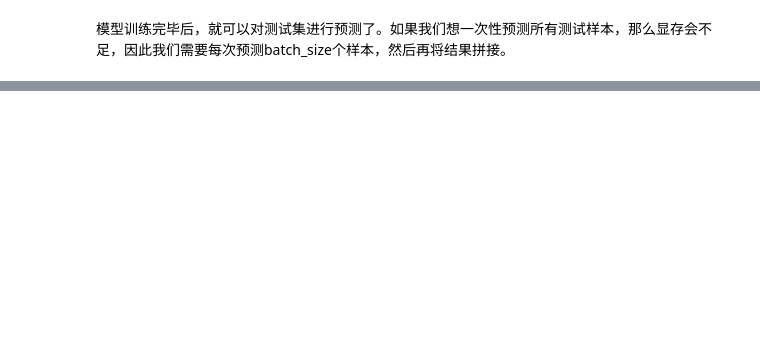
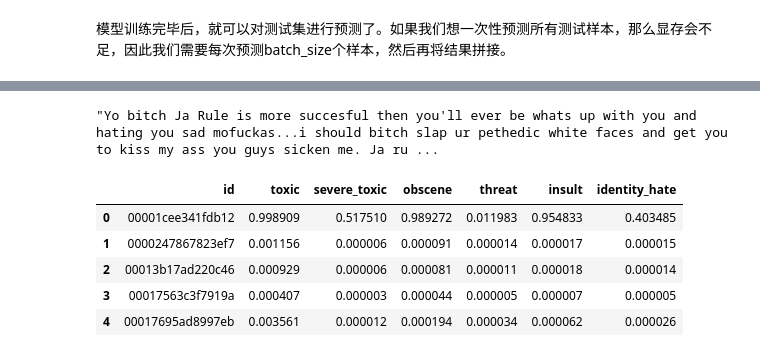
Before and after one commit to jinghao2eebd/XLNet-multilabel, a Jupyter notebook: xlnet多标签分类.ipynb, the cells around one changed output, grey strips where cells are left out. Drawn from its saved outputs; the diff is of its cells as text; code cells hidden in the pictures; blank space fills up the shorter version.

```diff
--- a/xlnet多标签分类.ipynb
+++ b/xlnet多标签分类.ipynb
@@ -410,7 +423,7 @@ step: 2000, loss: 0.05512792989611626
 # %% [markdown]
 模型训练完毕后，就可以对测试集进行预测了。如果我们想一次性预测所有测试样本，那么显存会不足，因此我们需要每次预测batch_size个样本，然后再将结果拼接。
 # %%
-def prediction(model, test_frame, num_labels, devide='cpu', batch_size=16):
+def prediction(model, test_frame, num_labels, device='cpu', batch_size=16):
     num_iter = math.ceil(test_frame.shape[0] / batch_size)  # 计算batch数
     pred_probs = np.array([]).reshape(0, num_labels)
     model.to(device)
@@ -431,3 +444,6 @@ def prediction(model, test_frame, num_labels, devide='cpu', batch_size=16):
             logits = logits.sigmoid().detach().cpu().numpy()
             pred_probs = np.vstack([pred_probs, logits])
     return pred_probs
+# %%
+num_labels = len(label_cols)
+pred_probs = prediction(model, test, num_labels, device="cuda:2", batch_size=16)
@@ -433,0 +469,17 @@ def prediction(model, test_frame, num_labels, devide='cpu', batch_size=16):
+# %%
+test.iloc[0].comment_text
+# %% [output]
+"Yo bitch Ja Rule is more succesful then you'll ever be whats up with you and hating you sad mofuckas...i should bitch slap ur pethedic white faces and get you to kiss my ass you guys sicken me. Ja ru ...
+# %%
+test_labels = pd.read_csv("data/test_labels.csv")
+# %%
+test_labels[label_cols] = pred_probs
+# %%
+test_labels.head()
+# %% [output]
+|  | id | toxic | severe_toxic | obscene | threat | insult | identity_hate |
+| 0 | 00001cee341fdb12 | 0.998909 | 0.517510 | 0.989272 | 0.011983 | 0.954833 | 0.403485 |
+| 1 | 0000247867823ef7 | 0.001156 | 0.000006 | 0.000091 | 0.000014 | 0.000017 | 0.000015 |
+| 2 | 00013b17ad220c46 | 0.000929 | 0.000006 | 0.000081 | 0.000011 | 0.000018 | 0.000014 |
+| 3 | 00017563c3f7919a | 0.000407 | 0.000003 | 0.000044 | 0.000005 | 0.000007 | 0.000005 |
+| 4 | 00017695ad8997eb | 0.003561 | 0.000012 | 0.000194 | 0.000034 | 0.000062 | 0.000026 |
```
Also changed, not shown: parts of 9 cells of this notebook.
